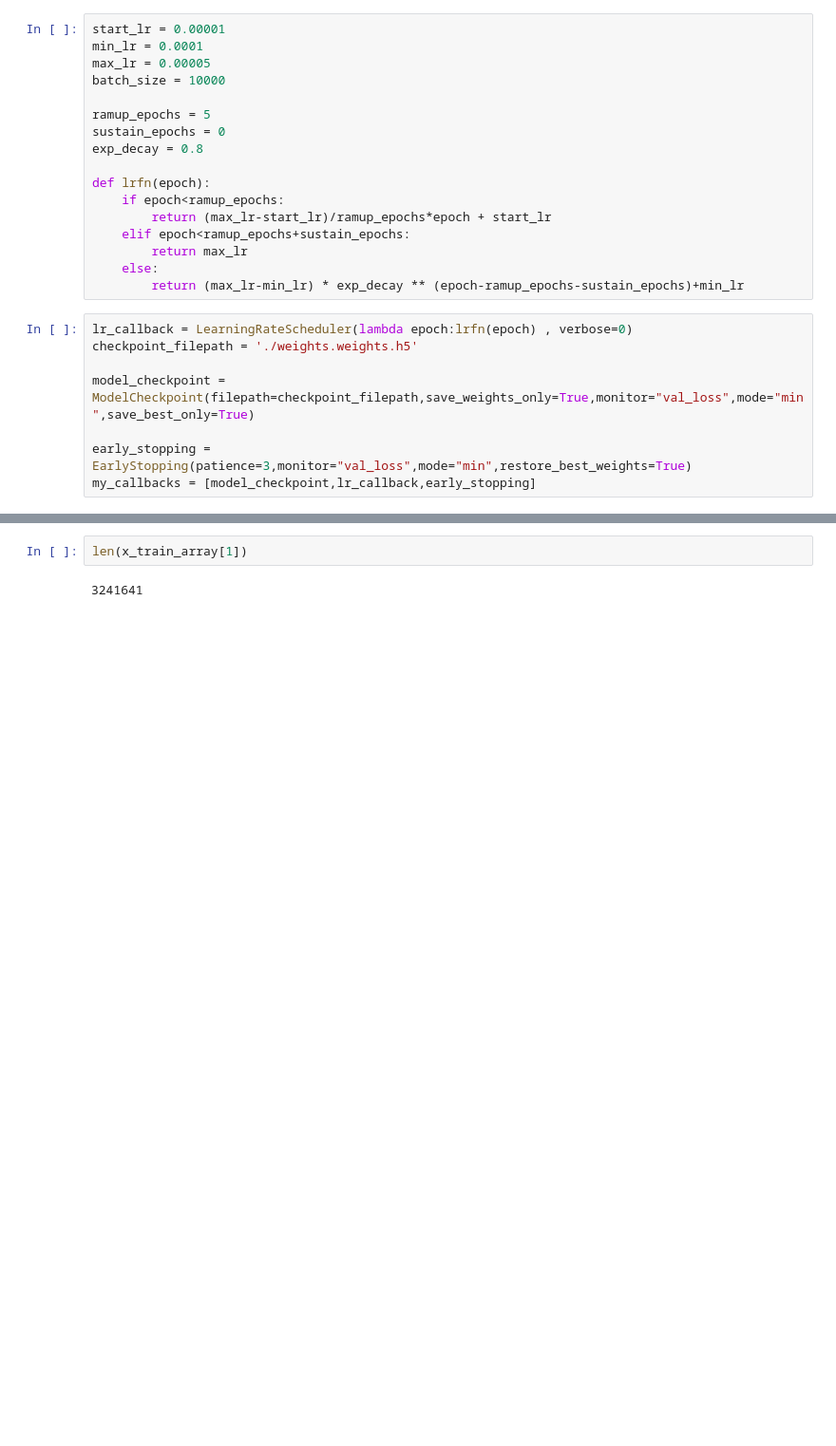
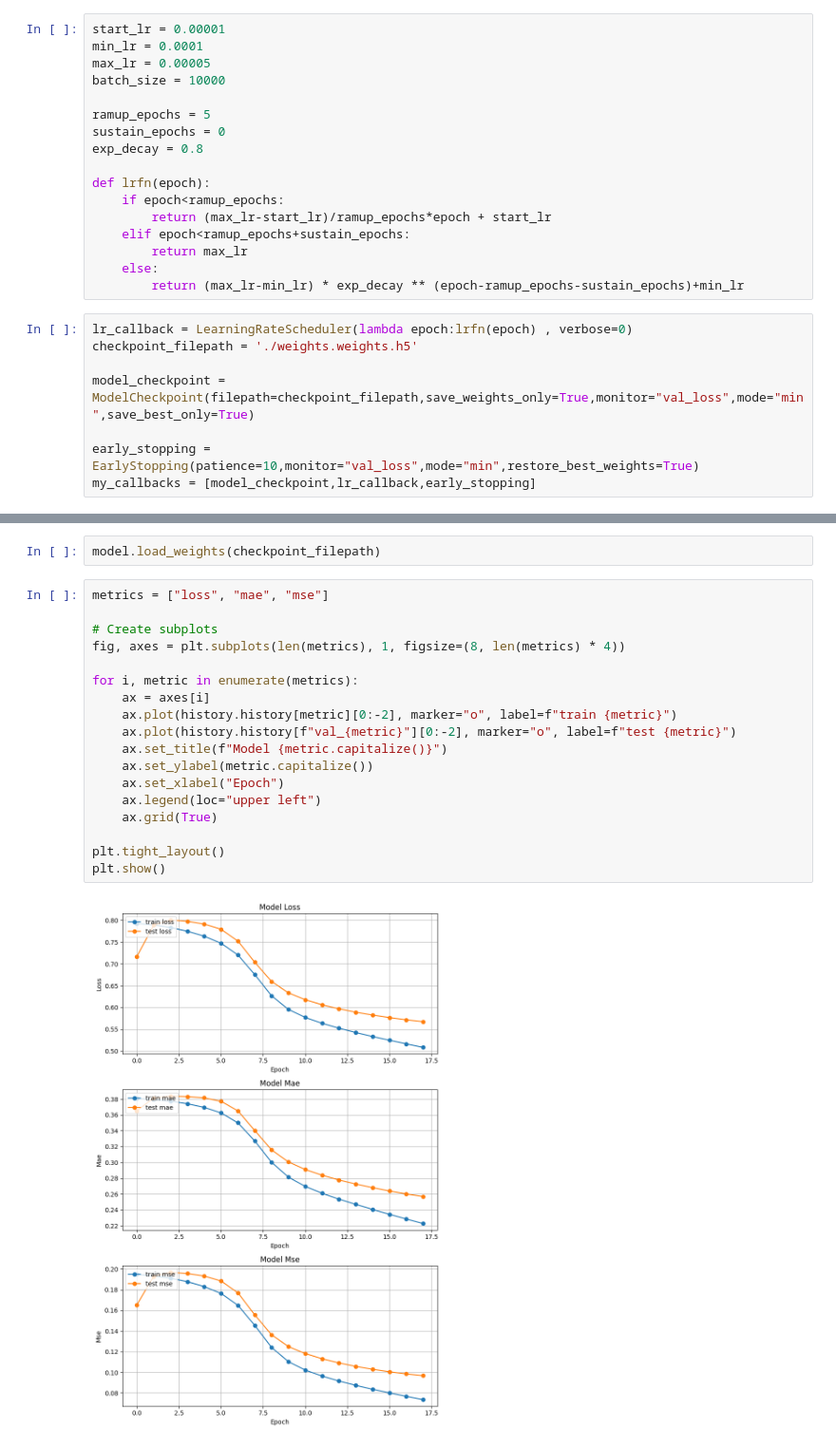
Before and after one commit to pranabmir/ProjAnimeRecommenderEngine, a Jupyter notebook: notebooks/experiments.ipynb, the cells around one changed output, grey strips where cells are left out. Shown at 95% size. Cells and saved outputs as stored; diff of their text form; blank space fills up the shorter version.

Commit message:
Model experiments in notebook done

```diff
--- a/notebooks/experiments.ipynb
+++ b/notebooks/experiments.ipynb
@@ -173,7 +173,7 @@ checkpoint_filepath = './weights.weights.h5'
 
 model_checkpoint = ModelCheckpoint(filepath=checkpoint_filepath,save_weights_only=True,monitor="val_loss",mode="min",save_best_only=True)
 
-early_stopping = EarlyStopping(patience=3,monitor="val_loss",mode="min",restore_best_weights=True)
+early_stopping = EarlyStopping(patience=10,monitor="val_loss",mode="min",restore_best_weights=True)
 my_callbacks = [model_checkpoint,lr_callback,early_stopping]
 # %%
 history = model.fit(
@@ -192,4 +206,22 @@ IndexError: tuple index out of range
-# %%
-len(x_train_array[1])
-# %% [output]
-3241641
+# %%
+model.load_weights(checkpoint_filepath)
+# %%
+metrics = ["loss", "mae", "mse"]
+
+# Create subplots
+fig, axes = plt.subplots(len(metrics), 1, figsize=(8, len(metrics) * 4))
+
+for i, metric in enumerate(metrics):
+    ax = axes[i]
+    ax.plot(history.history[metric][0:-2], marker="o", label=f"train {metric}")
+    ax.plot(history.history[f"val_{metric}"][0:-2], marker="o", label=f"test {metric}")
+    ax.set_title(f"Model {metric.capitalize()}")
+    ax.set_ylabel(metric.capitalize())
+    ax.set_xlabel("Epoch")
+    ax.legend(loc="upper left")
+    ax.grid(True)
+
+plt.tight_layout()
+plt.show()
+# %% [output]
+[figure, added]
```
Also changed, not shown: parts of 28 cells of this notebook.
